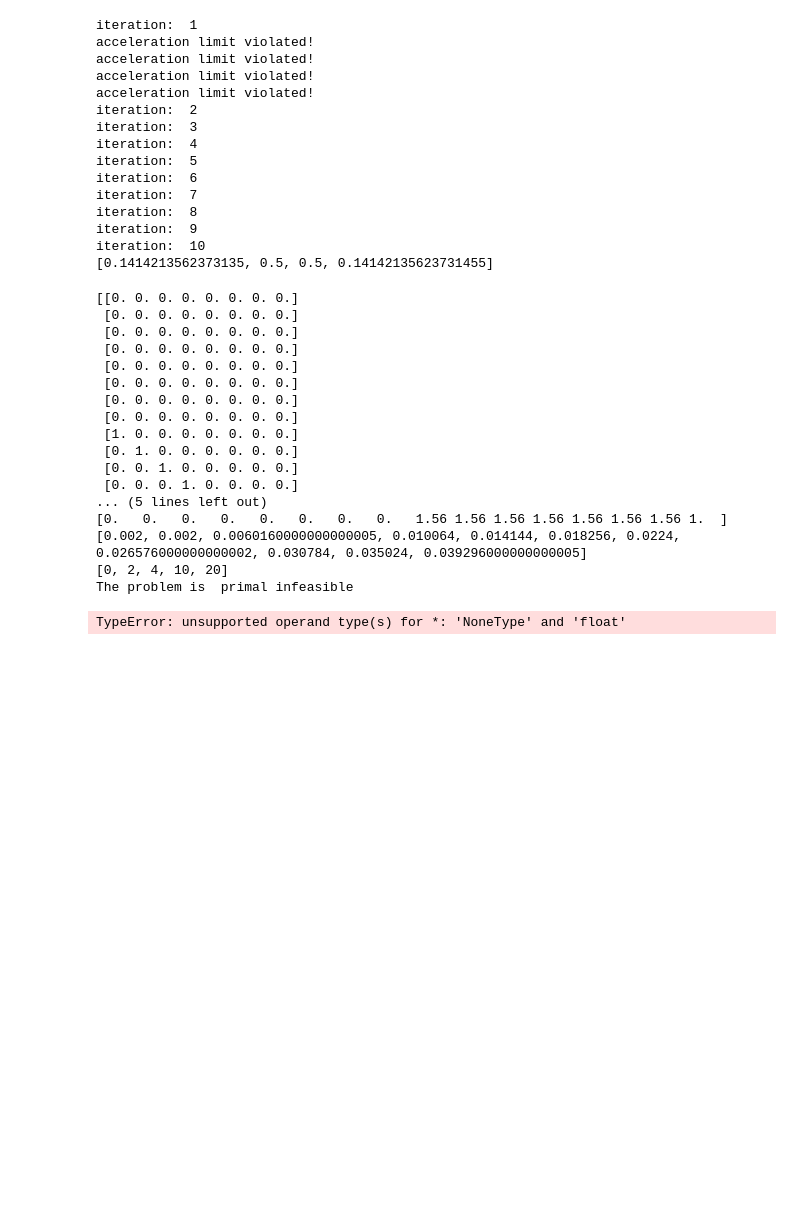
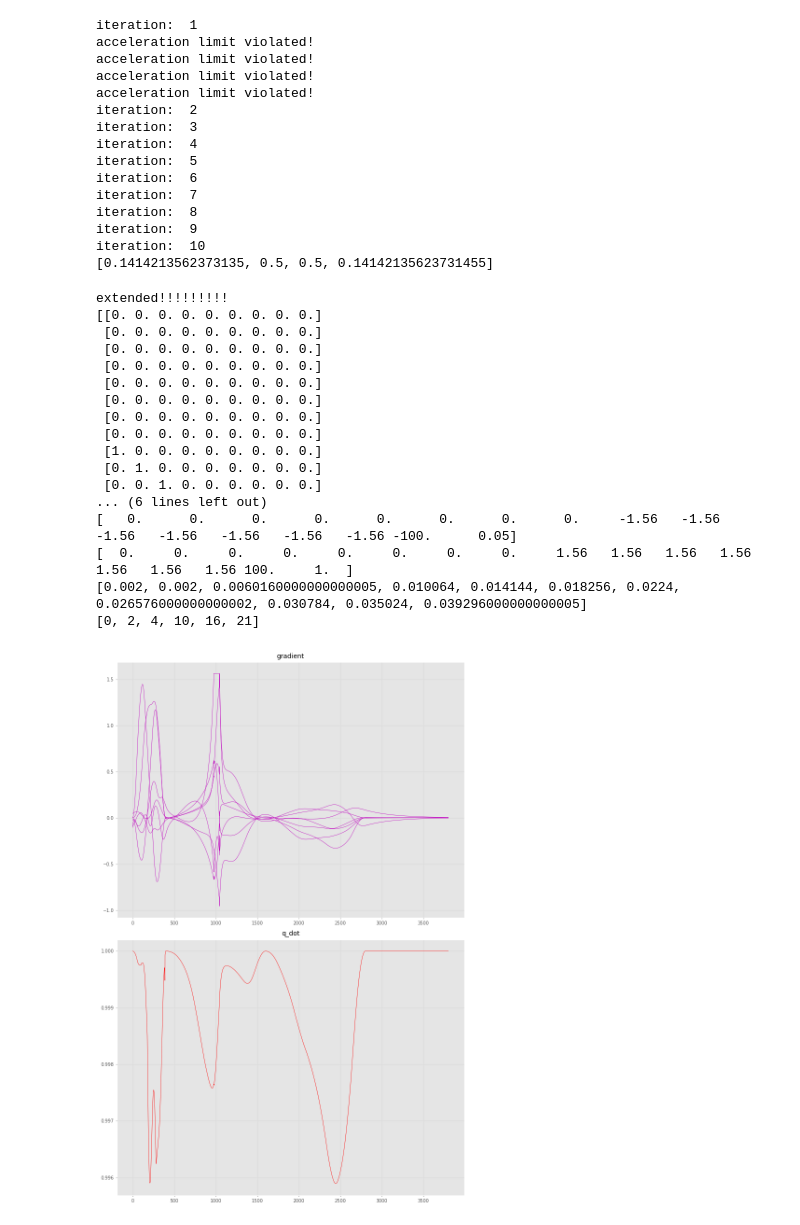
Before and after one commit to JTem/Masterthesis, a Jupyter notebook: 4.0_application_robot_welding.ipynb, the cells around one changed output. Drawn from its saved outputs; the diff is of its cells as text; code cells hidden in the pictures; blank space fills up the shorter version.

```diff
--- a/4.0_application_robot_welding.ipynb
+++ b/4.0_application_robot_welding.ipynb
@@ -15,20 +15,20 @@ from DualQuaternionQuinticBlends.ArcGenerator import ArcGenerator
 from DualQuaternionQuinticBlends.DQQBTrajectoryGenerator import DQQBTrajectoryGenerator
 np.set_printoptions(precision=3, suppress=True, linewidth=1200, threshold=np.inf)
 # %%
-robot_type = "weld"
+robot_type = "extended"
 
 fk = ForwardKinematics(robot_type)
 
 q2 = np.array([0, deg2rad(-60), 0, deg2rad(-60), 0, deg2rad(-60), 0])
 q3 = -q2
 
-q4 = np.array([deg2rad(20), deg2rad(0), deg2rad(-20), deg2rad(90), deg2rad(0), deg2rad(-90), deg2rad(0)])
+q4 = np.array([deg2rad(20), deg2rad(0), deg2rad(-20), deg2rad(90), deg2rad(0), deg2rad(-90), deg2rad(0),0])
 q5 = np.array([deg2rad(-3), deg2rad(20), deg2rad(3), deg2rad(90), deg2rad(3), deg2rad(20), deg2rad(-3)])
 
 quat0 = Quaternion.fromAxisAngle(np.pi*0.5, np.array([0,1,0]))
 quat1 = Quaternion.fromAxisAngle(np.pi*0.5, np.array([0,0,1]))
 quat2 = Quaternion.fromAxisAngle(np.pi*1, np.array([0,1,0]))
-quat3 = Quaternion.fromAxisAngle(np.pi*1.99, np.array([0,0,1]))
+quat3 = Quaternion.fromAxisAngle(np.pi*0.5, np.array([0,0,1]))
 
 x1 = DualQuaternion.fromQuatPos(quat0, np.array([0.350, 0, 1.138]))
 x11 = DualQuaternion.fromQuatPos(quat0, np.array([0.815, 0, 1.138]))
@@ -36,6 +36,7 @@ x2 = DualQuaternion.fromQuatPos(quat1*quat0, np.array([0.815, 0, 1.138]))
 x3 = DualQuaternion.fromQuatPos(quat0, np.array([0.917, -0.2, 1.138]))
 x5 = DualQuaternion.fromQuatPos(quat2, np.array([1.015, 0, 0.138]))
 x6 = DualQuaternion.fromQuatPos(quat2*quat3, np.array([1.315, 0, 0.138]))
+x7 = DualQuaternion.fromQuatPos(quat2*quat3, np.array([1.7, 0, 0.138]))
 
 # define orientation quaternions for test trajectory
 quat1 = Quaternion(1,0,0,0)
@@ -72,7 +73,7 @@ trajectory1.generateDynamicTrajectory(segments, a_cart_max, j_cart_max, a_ang_ma
 
 #task_list = np.array([MoveJoint(q5, 3), WaitTime(5)])
 #task_list = np.array([MoveJoint(q4, 2), MoveLinear(fk.getFK(q4), x1, 2), MoveLinear(x1, x11, 2), MoveLinear(x11, x2, 2), MoveLinear(x2, x3, 6), MoveLinear(x3, dq1, 5)])
-task_list = np.array([MoveJoint(q4, 2), MoveLinear(fk.getFK(q4), x5, 2), MoveLinear(x5, x6, 6), WaitTime(10)])
+task_list = np.array([MoveJoint(q4, 2), MoveLinear(fk.getFK(q4), x5, 2), MoveLinear(x5, x6, 6), MoveLinear(x6, x7, 6), WaitTime(5)])
 #task_list = np.array([MoveJoint(q4, 2), MoveLinear(fk.getFK(q4), x1, 2), MoveLinear(x1, x11, 2), WaitTime(1)])
 #task_list = np.array([WaitTime(2), MoveJoint(q2, 3),  MoveJoint(q3, 3), WaitTime(2),  MoveJoint(q4, 3),  MoveJoint(q5, 3)])
 sim = Simulation(task_list, robot_type)
@@ -95,25 +96,38 @@ iteration:  10
 # %%
 sim.start()
 # %% [output]
-[[0. 0. 0. 0. 0. 0. 0. 0.]
- [0. 0. 0. 0. 0. 0. 0. 0.]
- [0. 0. 0. 0. 0. 0. 0. 0.]
- [0. 0. 0. 0. 0. 0. 0. 0.]
- [0. 0. 0. 0. 0. 0. 0. 0.]
- [0. 0. 0. 0. 0. 0. 0. 0.]
- [0. 0. 0. 0. 0. 0. 0. 0.]
- [0. 0. 0. 0. 0. 0. 0. 0.]
- [1. 0. 0. 0. 0. 0. 0. 0.]
- [0. 1. 0. 0. 0. 0. 0. 0.]
- [0. 0. 1. 0. 0. 0. 0. 0.]
- [0. 0. 0. 1. 0. 0. 0. 0.]
-... (5 lines left out)
-[0.   0.   0.   0.   0.   0.   0.   0.   1.56 1.56 1.56 1.56 1.56 1.56 1.56 1.  ]
+extended!!!!!!!!!
+[[0. 0. 0. 0. 0. 0. 0. 0. 0.]
+ [0. 0. 0. 0. 0. 0. 0. 0. 0.]
+ [0. 0. 0. 0. 0. 0. 0. 0. 0.]
+ [0. 0. 0. 0. 0. 0. 0. 0. 0.]
+ [0. 0. 0. 0. 0. 0. 0. 0. 0.]
+ [0. 0. 0. 0. 0. 0. 0. 0. 0.]
+ [0. 0. 0. 0. 0. 0. 0. 0. 0.]
+ [0. 0. 0. 0. 0. 0. 0. 0. 0.]
+ [1. 0. 0. 0. 0. 0. 0. 0. 0.]
+ [0. 1. 0. 0. 0. 0. 0. 0. 0.]
+ [0. 0. 1. 0. 0. 0. 0. 0. 0.]
+... (6 lines left out)
+[   0.      0.      0.      0.      0.      0.      0.      0.     -1.56   -1.56   -1.56   -1.56   -1.56   -1.56   -1.56 -100.      0.05]
+[  0.     0.     0.     0.     0.     0.     0.     0.     1.56   1.56   1.56   1.56   1.56   1.56   1.56 100.     1.  ]
 [0.002, 0.002, 0.0060160000000000005, 0.010064, 0.014144, 0.018256, 0.0224, 0.026576000000000002, 0.030784, 0.035024, 0.039296000000000005]
-[0, 2, 4, 10, 20]
-The problem is  primal infeasible
+[0, 2, 4, 10, 16, 21]
-TypeError: unsupported operand type(s) for *: 'NoneType' and 'float'
 # %%
 %matplotlib widget
-plt.plot(sim.q_dot_list)
+plt.figure(figsize=(8, 12))
+plt.subplot(2, 1, 1)
+
+plt.plot(sim.q_dot_list, color = "m")
+plt.title('gradient')
+
+plt.subplot(2, 1, 2)
+
+plt.plot(sim.time_scale_list, color = "r")
+plt.title('q_dot')
+
+# Show the plots
+plt.tight_layout()
 plt.show()
+# %% [output]
+[figure, added]
```
Also changed, not shown: 5 other files.
